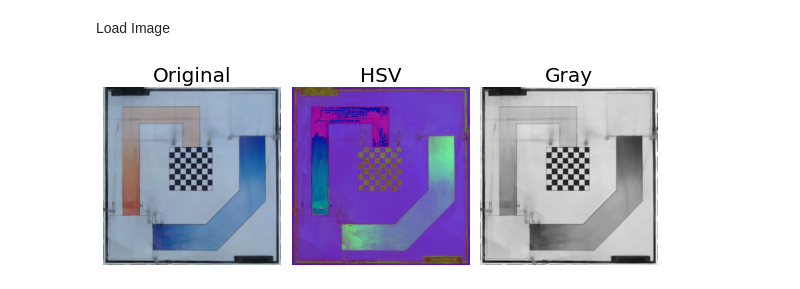
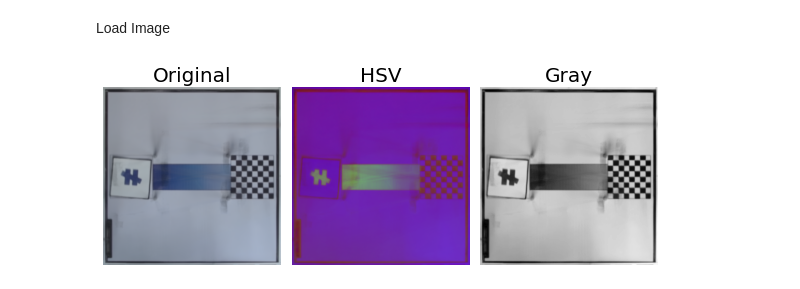
Before and after one commit to teerameth/Module6-7, a Jupyter notebook: ponyslayer/main.ipynb, the cells around one changed output. Saved outputs shown, nothing was run; the diff lists cells and outputs as text; code cells hidden in the pictures.

```diff
--- a/ponyslayer/main.ipynb
+++ b/ponyslayer/main.ipynb
@@ -30,15 +30,14 @@ BlurKernelSize = (3, 3)
 # %% [markdown]
 Load Image
 # %%
+marker = cv2.imread("../img/StartReal1.png")
 frame = cv2.imread("X:/final/Median with valid mask.png")
-frame = imutils.resize(frame, height=image_resolution, width = image_resolution)
+frame = cv2.imread("../img/Real7.png")
 original = frame.copy()
 gray = cv2.cvtColor(frame, cv2.COLOR_BGR2GRAY)
 gray_blurred = cv2.GaussianBlur(gray, BlurKernelSize, 0)
 HSV = cv2.cvtColor(frame, cv2.COLOR_BGR2HSV)
 imshows([cv2.cvtColor(original, cv2.COLOR_BGR2RGB), HSV, gray], ["Original", 'HSV', 'Gray'])
 gray = cv2.cvtColor(frame, cv2.COLOR_BGR2GRAY)
-frame = cv2.medianBlur(frame,5)
-frame = cv2.bilateralFilter(frame,9,75,75)
 # %% [output]
-[figure, old version]
+[figure, new version]
```
Also changed, not shown: parts of 12 cells of this notebook, 13 other files.
